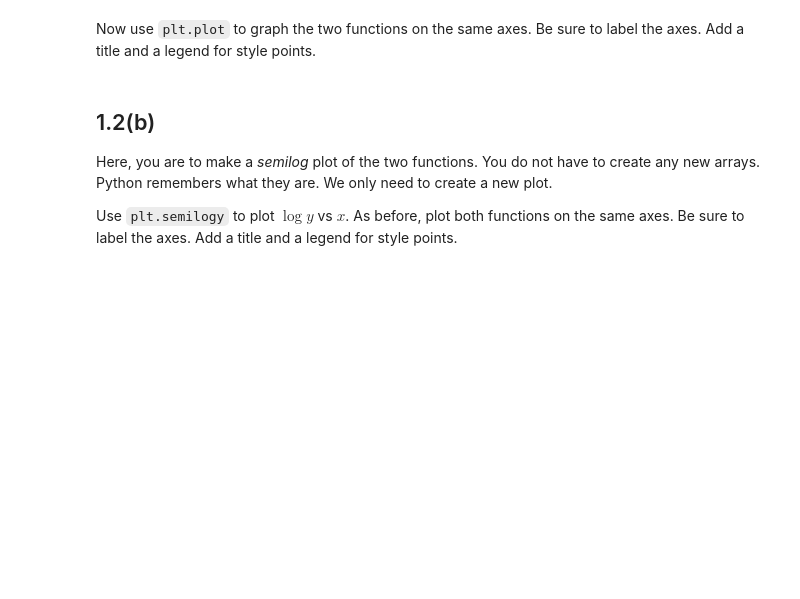
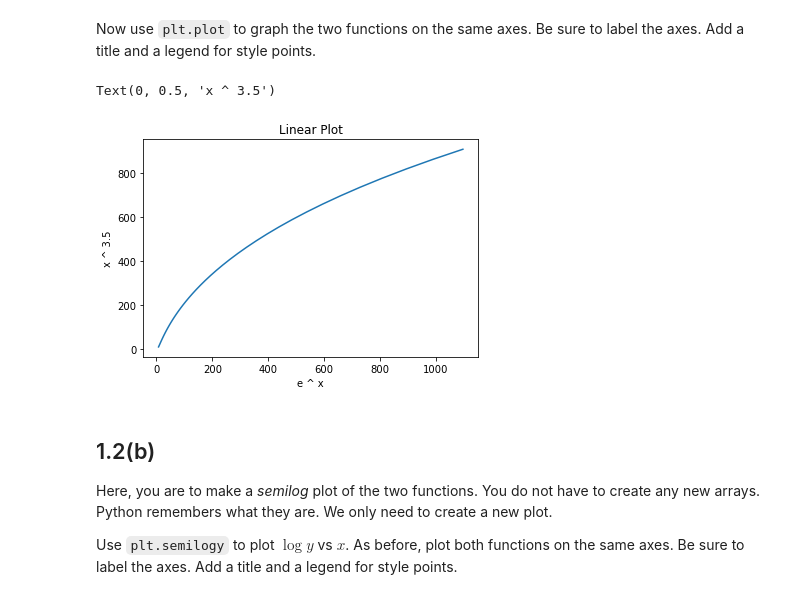
Before and after one commit to Jimmy-Pierce/biophysics, a Jupyter notebook: week-01/problem-1.2.ipynb, the cells around one changed output. Drawn from its saved outputs; the diff is of its cells as text; code cells hidden in the pictures; blank space fills up the shorter version.

```diff
--- a/week-01/problem-1.2.ipynb
+++ b/week-01/problem-1.2.ipynb
@@ -18,2 +16,4 @@ x = 3
+# %%
+x  =  np.linspace (2,7,50)
 # %% [markdown]
 Next, use the functions `np.exp` and the operation `**` (raise to a power) to create the two function arrays.
@@ -23,5 +20,16 @@ f2 =
+# %%
+f1 = np.exp(x)
+f2 = x**3.5
 # %% [markdown]
 Now use `plt.plot` to graph the two functions on the same axes.  Be sure to label the axes.  Add a title and a legend for style points.
+# %%
+plt.plot(f1,f2)
+plt.title("Linear Plot")
+plt.xlabel("e ^ x")
+plt.ylabel("x ^ 3.5")
+# %% [output]
+Text(0, 0.5, 'x ^ 3.5')
+[figure, added]
 # %% [markdown]
 ## 1.2(b)
 
```
Also changed, not shown: parts of 7 cells of this notebook.
